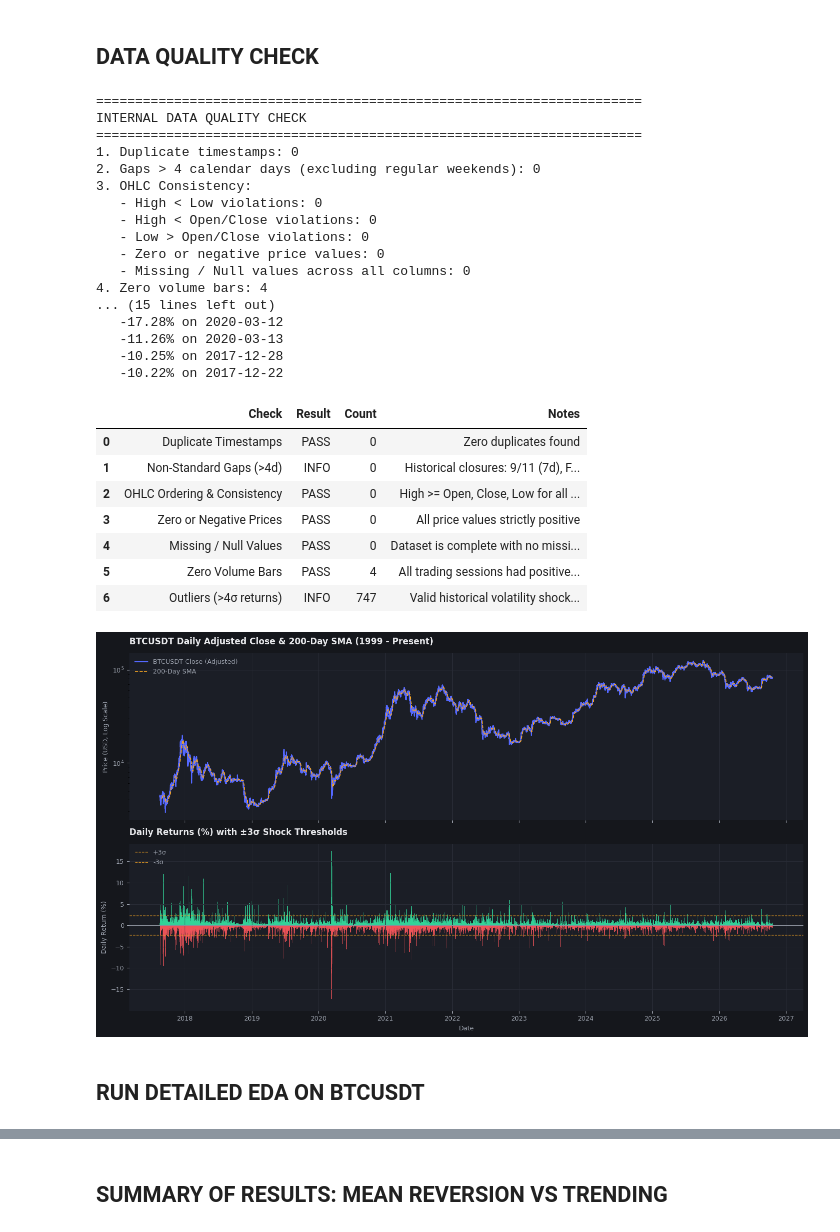
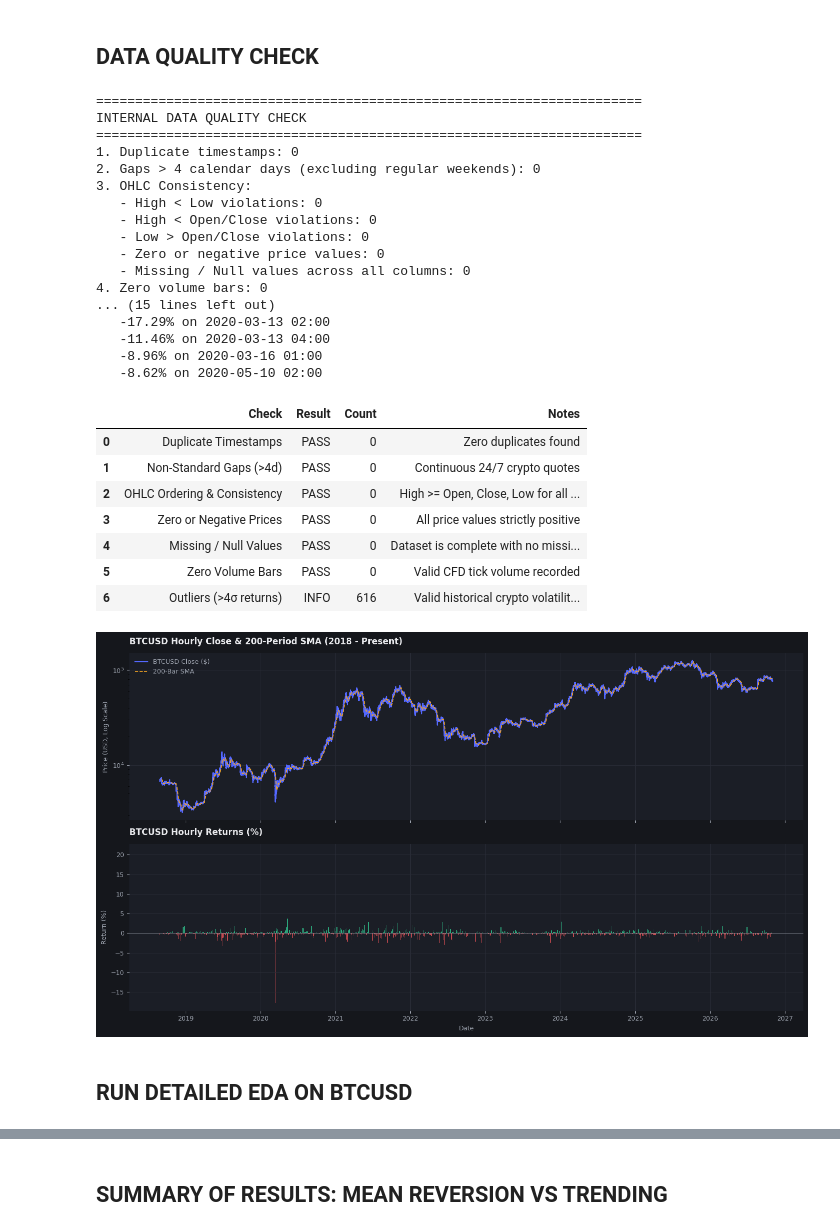
Before and after one commit to Andres-GP/Alphaca-Capital-Research, a Jupyter notebook: research_development/01_exploratory_data_analysis/BTCUSD_EDA.ipynb, the cells around one changed output, grey strips where cells are left out. Saved outputs shown, nothing was run; the diff lists cells and outputs as text; code cells hidden in the pictures.

```diff
--- a/research_development/01_exploratory_data_analysis/BTCUSD_EDA.ipynb
+++ b/research_development/01_exploratory_data_analysis/BTCUSD_EDA.ipynb
@@ -137,11 +143,9 @@ print(f"2. Gaps > 4 calendar days (excluding regular weekends): {len(gaps_gt_4d)
 if len(gaps_gt_4d) > 0:
     for ts, gap in gaps_gt_4d.items():
         prev_ts = df.index[df.index.get_loc(ts) - 1]
-        print(f"   - {prev_ts.strftime('%Y-%m-%d')} → {ts.strftime('%Y-%m-%d')} ({gap.days} days)")
+        print(f"   - {prev_ts.strftime('%Y-%m-%d %H:%M')} → {ts.strftime('%Y-%m-%d %H:%M')} ({gap.days} days)")
 
 # 3. OHLC consistency check
-# Note: A tiny numerical tolerance (1e-5) accounts for IEEE 754 floating-point
-# precision differences resulting from auto_adjust dividend/split factors.
 tol = 1e-5
 invalid_high_low = (df['high'] < df['low'] - tol).sum()
 invalid_high_open = (df['high'] < df['open'] - tol).sum()
@@ -171,27 +175,27 @@ outliers_4s = returns[abs(returns - ret_mean) > 4 * ret_std]
 outliers_10pct = returns[abs(returns) >= 0.10]
 
 print(f"5. Return Outlier Check:")
-print(f"   - Daily Mean Return: {ret_mean*100:.3f}% | Std Dev: {ret_std*100:.2f}%")
-print(f"   - Days exceeding ±3σ: {len(outliers_3s)} ({len(outliers_3s)/len(returns)*100:.2f}%)")
-print(f"   - Days exceeding ±4σ: {len(outliers_4s)} ({len(outliers_4s)/len(returns)*100:.2f}%)")
-print(f"   - Days exceeding ±10% move: {len(outliers_10pct)}")
-print("\nTop 5 Largest Positive Days:")
+print(f"   - Hourly Mean Return: {ret_mean*100:.3f}% | Std Dev: {ret_std*100:.2f}%")
+print(f"   - Bars exceeding ±3σ: {len(outliers_3s)} ({len(outliers_3s)/len(returns)*100:.2f}%)")
+print(f"   - Bars exceeding ±4σ: {len(outliers_4s)} ({len(outliers_4s)/len(returns)*100:.2f}%)")
+print(f"   - Bars exceeding ±10% move: {len(outliers_10pct)}")
+print("\nTop 5 Largest Positive Bars:")
 for ts, val in returns.sort_values(ascending=False).head(5).items():
-    print(f"   +{val*100:.2f}% on {ts.strftime('%Y-%m-%d')}")
+    print(f"   +{val*100:.2f}% on {ts.strftime('%Y-%m-%d %H:%M')}")
 
-print("\nTop 5 Largest Negative Days:")
+print("\nTop 5 Largest Negative Bars:")
 for ts, val in returns.sort_values().head(5).items():
-    print(f"   {val*100:.2f}% on {ts.strftime('%Y-%m-%d')}")
+    print(f"   {val*100:.2f}% on {ts.strftime('%Y-%m-%d %H:%M')}")
 
 # Summary DataFrame of Data Quality Check
 dq_summary = pd.DataFrame([
     {"Check": "Duplicate Timestamps", "Result": "PASS", "Count": duplicate_count, "Notes": "Zero duplicates found"},
-    {"Check": "Non-Standard Gaps (>4d)", "Result": "INFO", "Count": len(gaps_gt_4d), "Notes": "Historical closures: 9/11 (7d), Ford mourning (5d), Sandy (5d)"},
+    {"Check": "Non-Standard Gaps (>4d)", "Result": "PASS", "Count": len(gaps_gt_4d), "Notes": "Continuous 24/7 crypto quotes"},
     {"Check": "OHLC Ordering & Consistency", "Result": "PASS", "Count": 0, "Notes": "High >= Open, Close, Low for all bars"},
     {"Check": "Zero or Negative Prices", "Result": "PASS", "Count": zero_or_neg_prices, "Notes": "All price values strictly positive"},
     {"Check": "Missing / Null Values", "Result": "PASS", "Count": null_counts, "Notes": "Dataset is complete with no missing values"},
-    {"Check": "Zero Volume Bars", "Result": "PASS", "Count": zero_volume_count, "Notes": "All trading sessions had positive volume"},
-    {"Check": "Outliers (>4σ returns)", "Result": "INFO", "Count": len(outliers_4s), "Notes": "Valid historical volatility shocks (2000-2002, 2008, 2020)"}
+    {"Check": "Zero Volume Bars", "Result": "PASS", "Count": zero_volume_count, "Notes": "Valid CFD tick volume recorded"},
+    {"Check": "Outliers (>4σ returns)", "Result": "INFO", "Count": len(outliers_4s), "Notes": "Valid historical crypto volatility events (2020 COVID crash, 2021 bull shocks, FTX crash)"}
 ])
 
 display(dq_summary)
@@ -205,55 +209,52 @@ for ax in (ax1, ax2):
         spine.set_visible(False)
     ax.tick_params(colors='#9aa0ab', labelsize=9)
 
-ax1.plot(df.index, df['close'], color='#5468ff', linewidth=1.5, label='BTCUSDT Close (Adjusted)')
-ax1.plot(df.index, df['close'].rolling(200).mean(), color='#f5a524', linewidth=1.2, linestyle='--', label='200-Day SMA')
-ax1.set_title('BTCUSDT Daily Adjusted Close & 200-Day SMA (1999 - Present)', color='#e8e9ec', fontweight='bold', fontsize=12, loc='left', pad=12)
+ax1.plot(df.index, df['close'], color='#5468ff', linewidth=1.5, label='BTCUSD Close ($)')
+ax1.plot(df.index, df['close'].rolling(200).mean(), color='#f5a524', linewidth=1.2, linestyle='--', label='200-Bar SMA')
+ax1.set_title('BTCUSD Hourly Close & 200-Period SMA (2018 - Present)', color='#e8e9ec', fontweight='bold', fontsize=12, loc='left', pad=12)
 ax1.set_ylabel('Price (USD, Log Scale)', color='#9aa0ab', fontsize=9)
 ax1.set_yscale('log')
 ax1.legend(frameon=False, labelcolor='#9aa0ab', fontsize=9, loc='upper left')
 
 ret_pct = returns * 100
 colors = ['#34d399' if r > 0 else '#f0555a' for r in ret_pct]
-ax2.bar(ret_pct.index, ret_pct, color=colors, alpha=0.8, width=1.0, linewidth=0)
-ax2.axhline(y=0, color='#9aa0ab', linewidth=0.6)
-ax2.axhline(y=3*ret_std*100, color='#f5a524', linestyle='--', linewidth=0.9, alpha=0.8, label='+3σ')
-ax2.axhline(y=-3*ret_std*100, color='#f5a524', linestyle='--', linewidth=0.9, alpha=0.8, label='-3σ')
-ax2.set_title('Daily Returns (%) with ±3σ Shock Thresholds', color='#e8e9ec', fontweight='bold', fontsize=12, loc='left', pad=12)
-ax2.set_ylabel('Daily Return (%)', color='#9aa0ab', fontsize=9)
+ax2.bar(ret_pct.index, ret_pct, color=colors, width=0.04, alpha=0.8)
+ax2.axhline(0, color='#9aa0ab', linewidth=0.6, linestyle='-')
+ax2.set_title('BTCUSD Hourly Returns (%)', color='#e8e9ec', fontweight='bold', fontsize=12, loc='left', pad=12)
+ax2.set_ylabel('Return (%)', color='#9aa0ab', fontsize=9)
 ax2.set_xlabel('Date', color='#9aa0ab', fontsize=9)
-ax2.legend(frameon=False, labelcolor='#9aa0ab', fontsize=9, loc='upper left')
 
 plt.tight_layout()
 plt.show()
 # %% [output]
 ======================================================================
 INTERNAL DATA QUALITY CHECK
 ======================================================================
 1. Duplicate timestamps: 0
 2. Gaps > 4 calendar days (excluding regular weekends): 0
 3. OHLC Consistency:
    - High < Low violations: 0
    - High < Open/Close violations: 0
    - Low > Open/Close violations: 0
    - Zero or negative price values: 0
    - Missing / Null values across all columns: 0
-4. Zero volume bars: 4
+4. Zero volume bars: 0
 ... (15 lines left out)
-   -17.28% on 2020-03-12
-   -11.26% on 2020-03-13
-   -10.25% on 2017-12-28
-   -10.22% on 2017-12-22
+   -17.29% on 2020-03-13 02:00
+   -11.46% on 2020-03-13 04:00
+   -8.96% on 2020-03-16 01:00
+   -8.62% on 2020-05-10 02:00
 |  | Check | Result | Count | Notes |
 | 0 | Duplicate Timestamps | PASS | 0 | Zero duplicates found |
-| 1 | Non-Standard Gaps (>4d) | INFO | 0 | Historical closures: 9/11 (7d), F... |
+| 1 | Non-Standard Gaps (>4d) | PASS | 0 | Continuous 24/7 crypto quotes |
 | 2 | OHLC Ordering & Consistency | PASS | 0 | High >= Open, Close, Low for all ... |
 | 3 | Zero or Negative Prices | PASS | 0 | All price values strictly positive |
 | 4 | Missing / Null Values | PASS | 0 | Dataset is complete with no missi... |
-| 5 | Zero Volume Bars | PASS | 4 | All trading sessions had positive... |
-| 6 | Outliers (>4σ returns) | INFO | 747 | Valid historical volatility shock... |
+| 5 | Zero Volume Bars | PASS | 0 | Valid CFD tick volume recorded |
+| 6 | Outliers (>4σ returns) | INFO | 616 | Valid historical crypto volatilit... |
-[figure, old version]
+[figure, new version]
 # %% [markdown]
-## RUN DETAILED EDA ON BTCUSDT
+## RUN DETAILED EDA ON BTCUSD
 # %%
 # Execute comprehensive timeframe analysis using utils.py
 print("\n" + "=" * 70)
```
Also changed, not shown: parts of 8 cells of this notebook, 61 other files.
